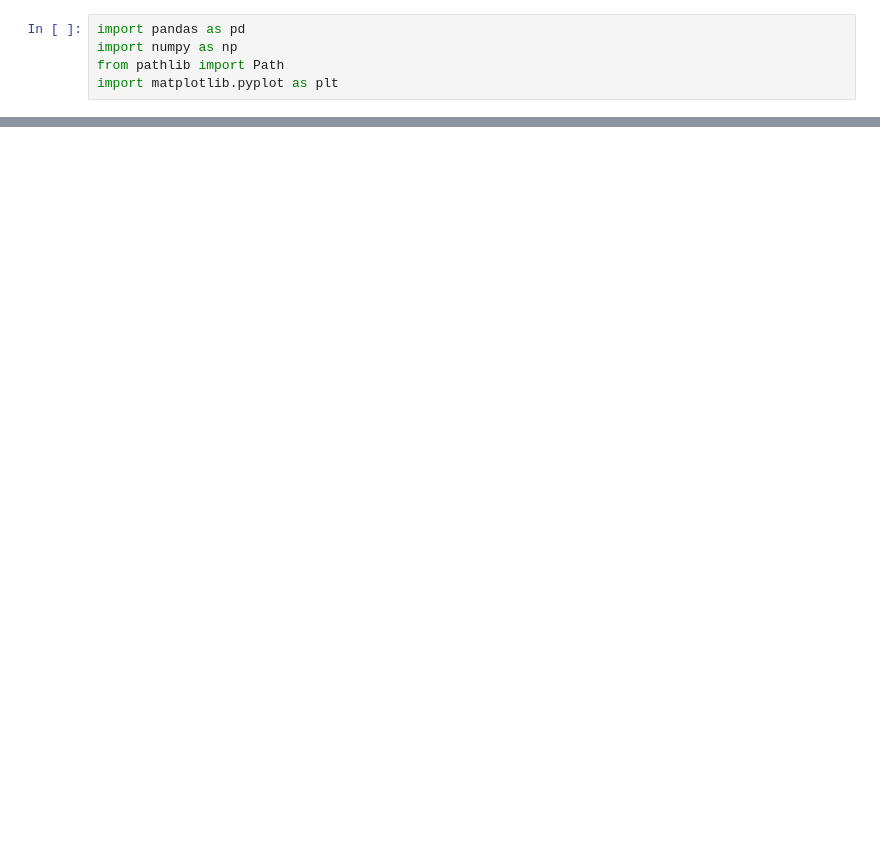
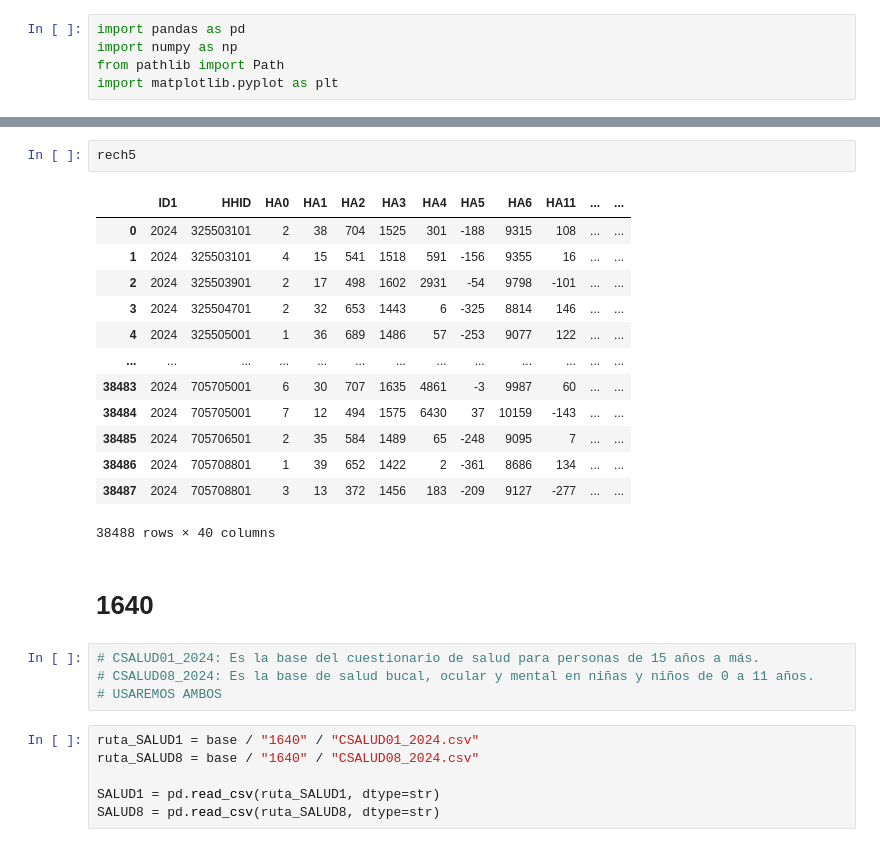
Before and after one commit to isdextre/Data-science-applied-projects, a Jupyter notebook: Fay-Herriot Area Estimation with Integrated Data/base/notebooks/00_exploracion_endes.ipynb, the cells around one changed output, grey strips where cells are left out. Saved outputs shown, nothing was run; the diff lists cells and outputs as text; blank space fills up the shorter version.

```diff
--- a/Fay-Herriot Area Estimation with Integrated Data/base/notebooks/00_exploracion_endes.ipynb
+++ b/Fay-Herriot Area Estimation with Integrated Data/base/notebooks/00_exploracion_endes.ipynb
@@ -45,0 +77,28 @@ rech23.columns.tolist()
+# %%
+rech5
+# %% [output]
+|  | ID1 | HHID | HA0 | HA1 | HA2 | HA3 | HA4 | HA5 | HA6 | HA11 | ... | ... |
+| 0 | 2024 | 325503101 | 2 | 38 | 704 | 1525 | 301 | -188 | 9315 | 108 | ... | ... |
+| 1 | 2024 | 325503101 | 4 | 15 | 541 | 1518 | 591 | -156 | 9355 | 16 | ... | ... |
+| 2 | 2024 | 325503901 | 2 | 17 | 498 | 1602 | 2931 | -54 | 9798 | -101 | ... | ... |
+| 3 | 2024 | 325504701 | 2 | 32 | 653 | 1443 | 6 | -325 | 8814 | 146 | ... | ... |
+| 4 | 2024 | 325505001 | 1 | 36 | 689 | 1486 | 57 | -253 | 9077 | 122 | ... | ... |
+| ... | ... | ... | ... | ... | ... | ... | ... | ... | ... | ... | ... | ... |
+| 38483 | 2024 | 705705001 | 6 | 30 | 707 | 1635 | 4861 | -3 | 9987 | 60 | ... | ... |
+| 38484 | 2024 | 705705001 | 7 | 12 | 494 | 1575 | 6430 | 37 | 10159 | -143 | ... | ... |
+| 38485 | 2024 | 705706501 | 2 | 35 | 584 | 1489 | 65 | -248 | 9095 | 7 | ... | ... |
+| 38486 | 2024 | 705708801 | 1 | 39 | 652 | 1422 | 2 | -361 | 8686 | 134 | ... | ... |
+| 38487 | 2024 | 705708801 | 3 | 13 | 372 | 1456 | 183 | -209 | 9127 | -277 | ... | ... |
+38488 rows × 40 columns
+# %% [markdown]
+# 1640
+# %%
+# CSALUD01_2024: Es la base del cuestionario de salud para personas de 15 años a más.
+# CSALUD08_2024: Es la base de salud bucal, ocular y mental en niñas y niños de 0 a 11 años.
+# USAREMOS AMBOS
+# %%
+ruta_SALUD1 = base / "1640" / "CSALUD01_2024.csv"
+ruta_SALUD8 = base / "1640" / "CSALUD08_2024.csv"
+
+SALUD1 = pd.read_csv(ruta_SALUD1, dtype=str)
+SALUD8 = pd.read_csv(ruta_SALUD8, dtype=str)
```
Also changed, not shown: parts of 13 cells of this notebook, 4 other files.
